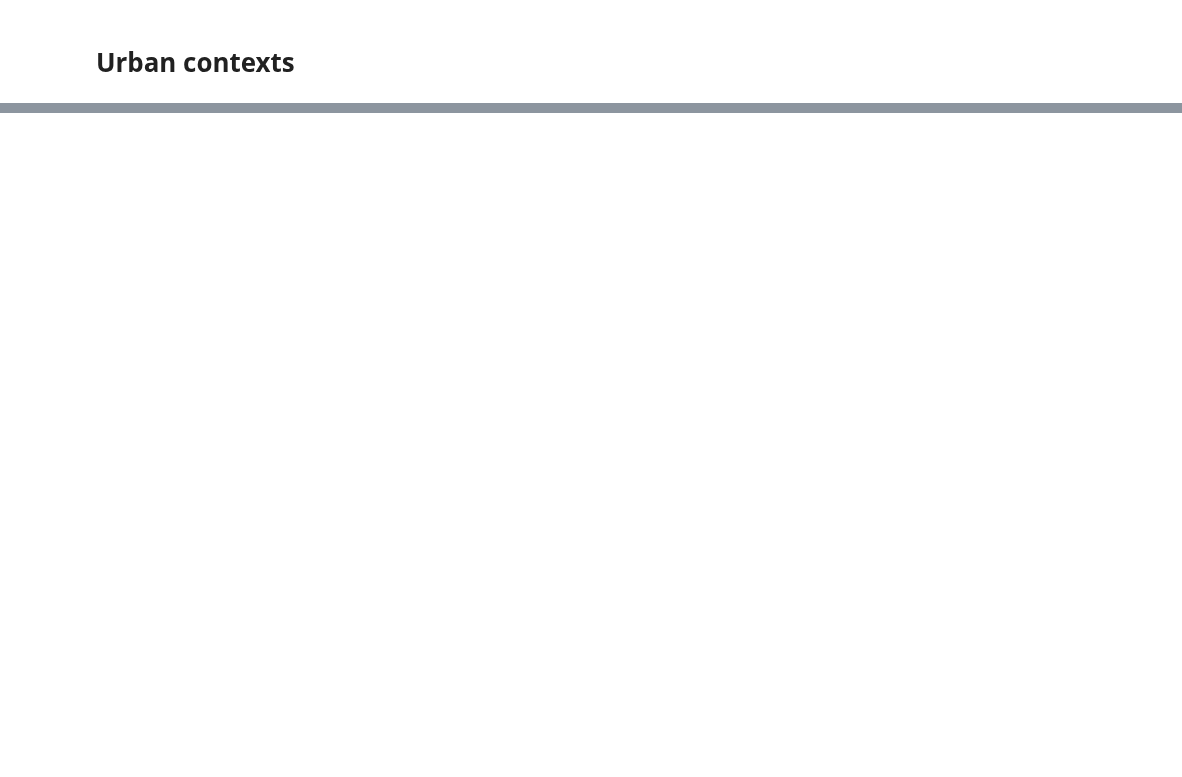
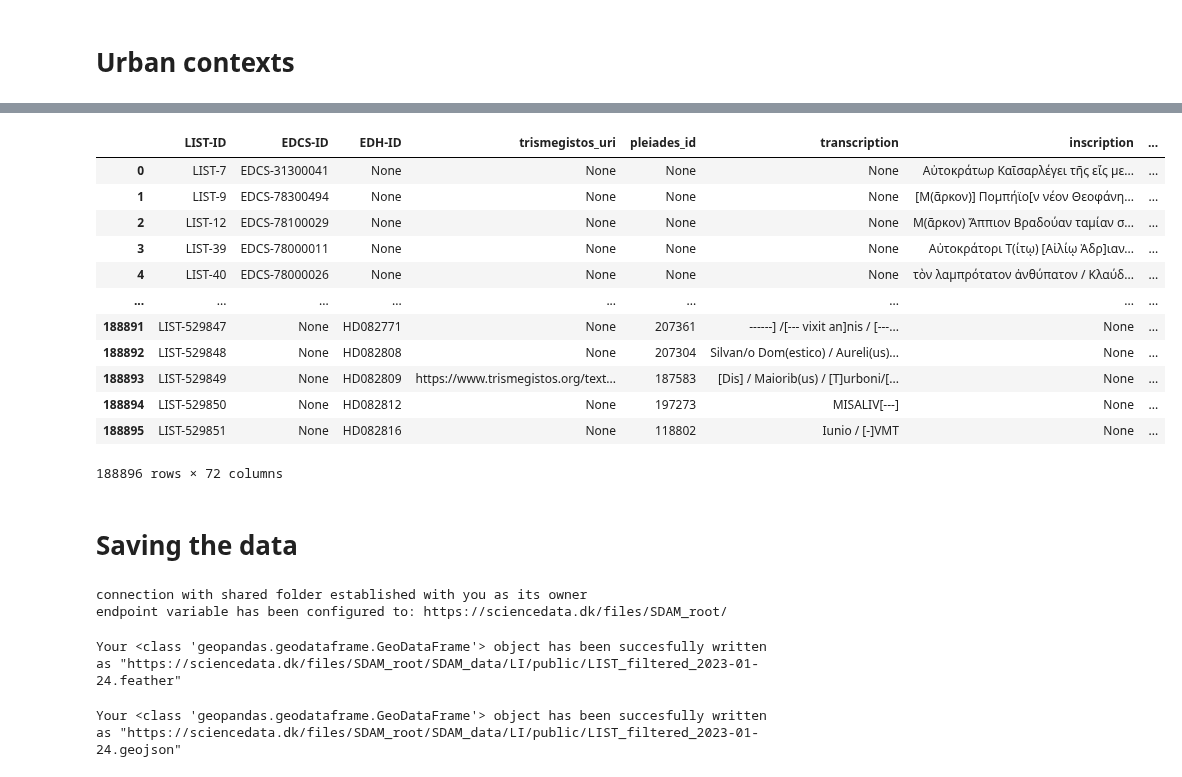
Before and after one commit to sdam-au/LI_ETL, a Jupyter notebook: scripts/1_MERGING+DEDUPLICATION+FILTERING+URBAN-CONTEXTS.ipynb, the cells around one changed output, grey strips where cells are left out. Cells and saved outputs as stored; diff of their text form; code cells hidden in the pictures; blank space fills up the shorter version.

```diff
--- a/scripts/1_MERGING+DEDUPLICATION+FILTERING+URBAN-CONTEXTS.ipynb
+++ b/scripts/1_MERGING+DEDUPLICATION+FILTERING+URBAN-CONTEXTS.ipynb
@@ -988,0 +707,3 @@ LIREg_minimal_test.head(5)
+# %%
+cities_id_name_dict = dict(zip(roman_cities["ID"], roman_cities["Ancient Toponym"]))
+cities_id_pop_dict = dict(zip(roman_cities["ID"], roman_cities["pop_est"]))
@@ -988,0 +790,46 @@ LIREg_minimal_test.head(5)
+# %%
+def get_urban_context(row):
+    buffer=5000
+    urban_context = "rural"
+    if row["large_city_dist"] <= buffer:
+        urban_context = "large"
+        urban_context_city = cities_id_name_dict[row["large_city_ID"]]
+        urban_context_pop_est = cities_id_pop_dict[row["large_city_ID"]]
+    else:
+        if row["medium_city_dist"] <= buffer:
+            urban_context = "medium"
+            urban_context_city = cities_id_name_dict[row["medium_city_ID"]]
+            urban_context_pop_est = cities_id_pop_dict[row["medium_city_ID"]]
+        else:
+            if row["small_city_dist"] <= buffer:
+                urban_context = "small"
+                urban_context_city = cities_id_name_dict[row["small_city_ID"]]
+                urban_context_pop_est = cities_id_pop_dict[row["small_city_ID"]]
+
+            else:
+                urban_context = "rural"
+                urban_context_city = None
+                urban_context_pop_est = None
+    return urban_context, urban_context_city, urban_context_pop_est
+
+urban_contexts = LIST.apply(lambda row: get_urban_context(row), axis=1)
+
+LIST["urban_context"] = [el[0] for el in urban_contexts]
+LIST["urban_context_city"] = [el[1] for el in urban_contexts]
+LIST["urban_context_pop_est"] = [el[2] for el in urban_contexts]
+# %%
+LIST
+# %% [output]
+|  | LIST-ID | EDCS-ID | EDH-ID | trismegistos_uri | pleiades_id | transcription | inscription | ... |
+| 0 | LIST-7 | EDCS-31300041 | None | None | None | None | Αὐτοκράτωρ Καῖσαρλέγει τῆς εἴς με... | ... |
+| 1 | LIST-9 | EDCS-78300494 | None | None | None | None | [Μ(ᾶρκον)] Πομπήϊο[ν νέον Θεοφάνη... | ... |
+| 2 | LIST-12 | EDCS-78100029 | None | None | None | None | Μ(ᾶρκον) Ἄππιον Βραδούαν ταμίαν σ... | ... |
+| 3 | LIST-39 | EDCS-78000011 | None | None | None | None | Αὐτοκράτορι Τ(ίτῳ) [Αἰλίῳ Ἁδρ]ιαν... | ... |
+| 4 | LIST-40 | EDCS-78000026 | None | None | None | None | τὸν λαμπρότατον ἀνθύπατον / Κλαύδ... | ... |
+| ... | ... | ... | ... | ... | ... | ... | ... | ... |
+| 188891 | LIST-529847 | None | HD082771 | None | 207361 | ------] /[--- vixit an]nis / [---... | None | ... |
+| 188892 | LIST-529848 | None | HD082808 | None | 207304 | Silvan/o Dom(estico) / Aureli(us)... | None | ... |
+| 188893 | LIST-529849 | None | HD082809 | https://www.trismegistos.org/text... | 187583 | [Dis] / Maiorib(us) / [T]urboni/[... | None | ... |
+| 188894 | LIST-529850 | None | HD082812 | None | 197273 | MISALIV[---] | None | ... |
+| 188895 | LIST-529851 | None | HD082816 | None | 118802 | Iunio / [-]VMT | None | ... |
+188896 rows × 72 columns
@@ -988,0 +840,15 @@ LIREg_minimal_test.head(5)
+# %% [markdown]
+# Saving the data
+# %%
+s = sddk.cloudSession(provider="sciencedata.dk", shared_folder_name="SDAM_root", owner="648597@au.dk")
+# %% [output]
+connection with shared folder established with you as its owner
+endpoint variable has been configured to: https://sciencedata.dk/files/SDAM_root/
+# %%
+s.write_file("SDAM_data/LI/public/LIST_filtered_2023-01-24.feather", LIST)
+# %% [output]
+Your <class 'geopandas.geodataframe.GeoDataFrame'> object has been succesfully written as "https://sciencedata.dk/files/SDAM_root/SDAM_data/LI/public/LIST_filtered_2023-01-24.feather"
+# %%
+s.write_file("SDAM_data/LI/public/LIST_filtered_2023-01-24.geojson", LIST)
+# %% [output]
+Your <class 'geopandas.geodataframe.GeoDataFrame'> object has been succesfully written as "https://sciencedata.dk/files/SDAM_root/SDAM_data/LI/public/LIST_filtered_2023-01-24.geojson"
```
Also changed, not shown: parts of 101 cells of this notebook, 8 other files.
